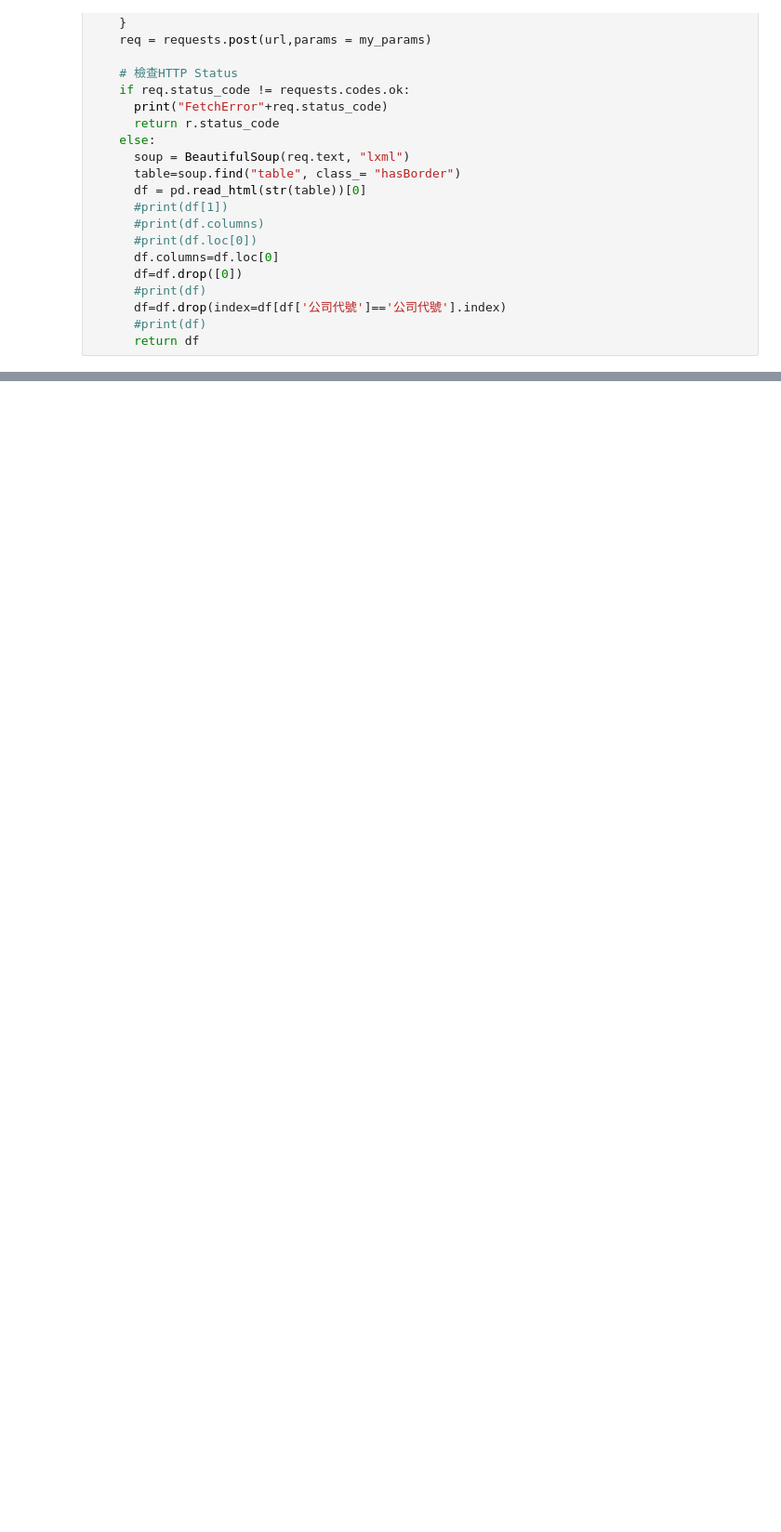
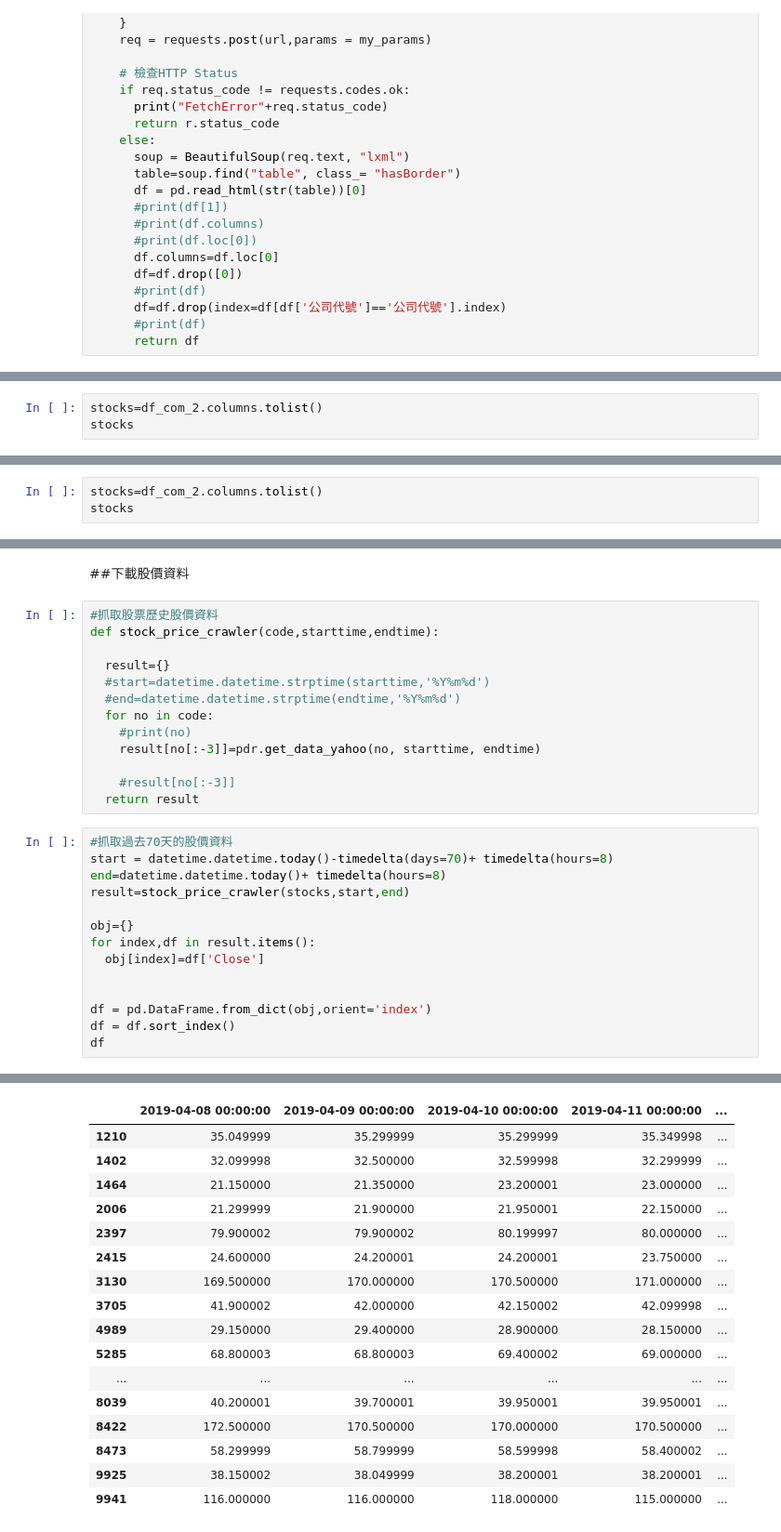
Before and after one commit to YehYiHsuan/Python-Stock-Analysis, a Jupyter notebook: python_financial_statements_crawler.ipynb, the cells around one changed output, grey strips where cells are left out. Shown at 93% size. Drawn from its saved outputs; the diff is of its cells as text; blank space fills up the shorter version.

```diff
--- a/python_financial_statements_crawler.ipynb
+++ b/python_financial_statements_crawler.ipynb
@@ -185,0 +420,3 @@ df
+# %%
+stocks=df_com_2.columns.tolist()
+stocks
@@ -185,0 +508,3 @@ df
+# %%
+stocks=df_com_2.columns.tolist()
+stocks
@@ -185,0 +537,30 @@ df
+# %% [markdown]
+##下載股價資料
+# %%
+#抓取股票歷史股價資料
+def stock_price_crawler(code,starttime,endtime):
+
+  result={}
+  #start=datetime.datetime.strptime(starttime,'%Y%m%d')
+  #end=datetime.datetime.strptime(endtime,'%Y%m%d')
+  for no in code:
+    #print(no)
+    result[no[:-3]]=pdr.get_data_yahoo(no, starttime, endtime)
+
+    #result[no[:-3]]
+  return result
+# %%
+#抓取過去70天的股價資料
+start = datetime.datetime.today()-timedelta(days=70)+ timedelta(hours=8)
+end=datetime.datetime.today()+ timedelta(hours=8)
+result=stock_price_crawler(stocks,start,end)
+
+obj={}
+for index,df in result.items():
+  obj[index]=df['Close']
+
+
+df = pd.DataFrame.from_dict(obj,orient='index')
+df = df.sort_index()
+df
+# %% [output]
@@ -185,0 +585,17 @@ df
+|  | 2019-04-08 00:00:00 | 2019-04-09 00:00:00 | 2019-04-10 00:00:00 | 2019-04-11 00:00:00 | ... |
+| 1210 | 35.049999 | 35.299999 | 35.299999 | 35.349998 | ... |
+| 1402 | 32.099998 | 32.500000 | 32.599998 | 32.299999 | ... |
+| 1464 | 21.150000 | 21.350000 | 23.200001 | 23.000000 | ... |
+| 2006 | 21.299999 | 21.900000 | 21.950001 | 22.150000 | ... |
+| 2397 | 79.900002 | 79.900002 | 80.199997 | 80.000000 | ... |
+| 2415 | 24.600000 | 24.200001 | 24.200001 | 23.750000 | ... |
+| 3130 | 169.500000 | 170.000000 | 170.500000 | 171.000000 | ... |
+| 3705 | 41.900002 | 42.000000 | 42.150002 | 42.099998 | ... |
+| 4989 | 29.150000 | 29.400000 | 28.900000 | 28.150000 | ... |
+| 5285 | 68.800003 | 68.800003 | 69.400002 | 69.000000 | ... |
+| ... | ... | ... | ... | ... | ... |
+| 8039 | 40.200001 | 39.700001 | 39.950001 | 39.950001 | ... |
+| 8422 | 172.500000 | 170.500000 | 170.000000 | 170.500000 | ... |
+| 8473 | 58.299999 | 58.799999 | 58.599998 | 58.400002 | ... |
+| 9925 | 38.150002 | 38.049999 | 38.200001 | 38.200001 | ... |
+| 9941 | 116.000000 | 116.000000 | 118.000000 | 115.000000 | ... |
```
Also changed, not shown: parts of 27 cells of this notebook.
